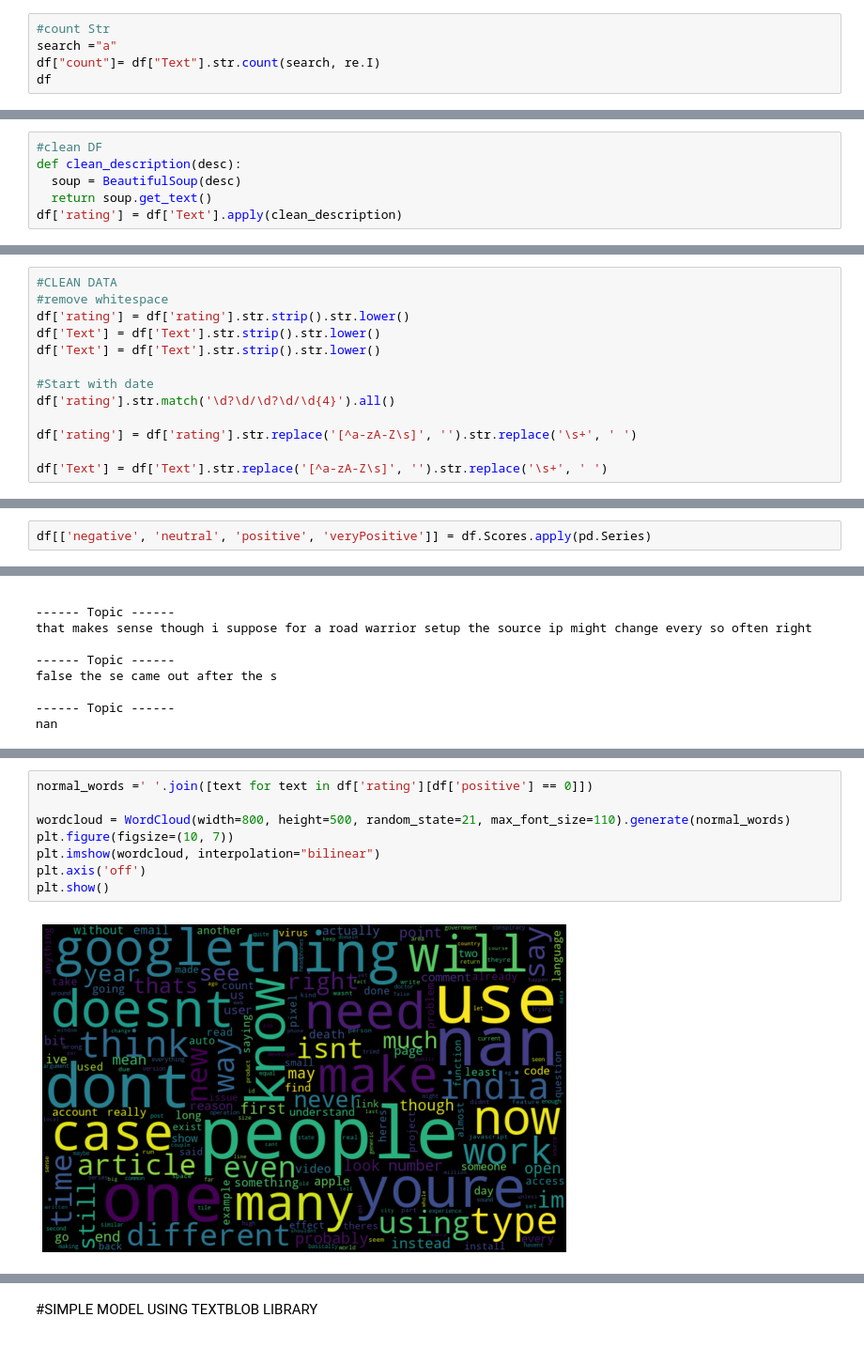
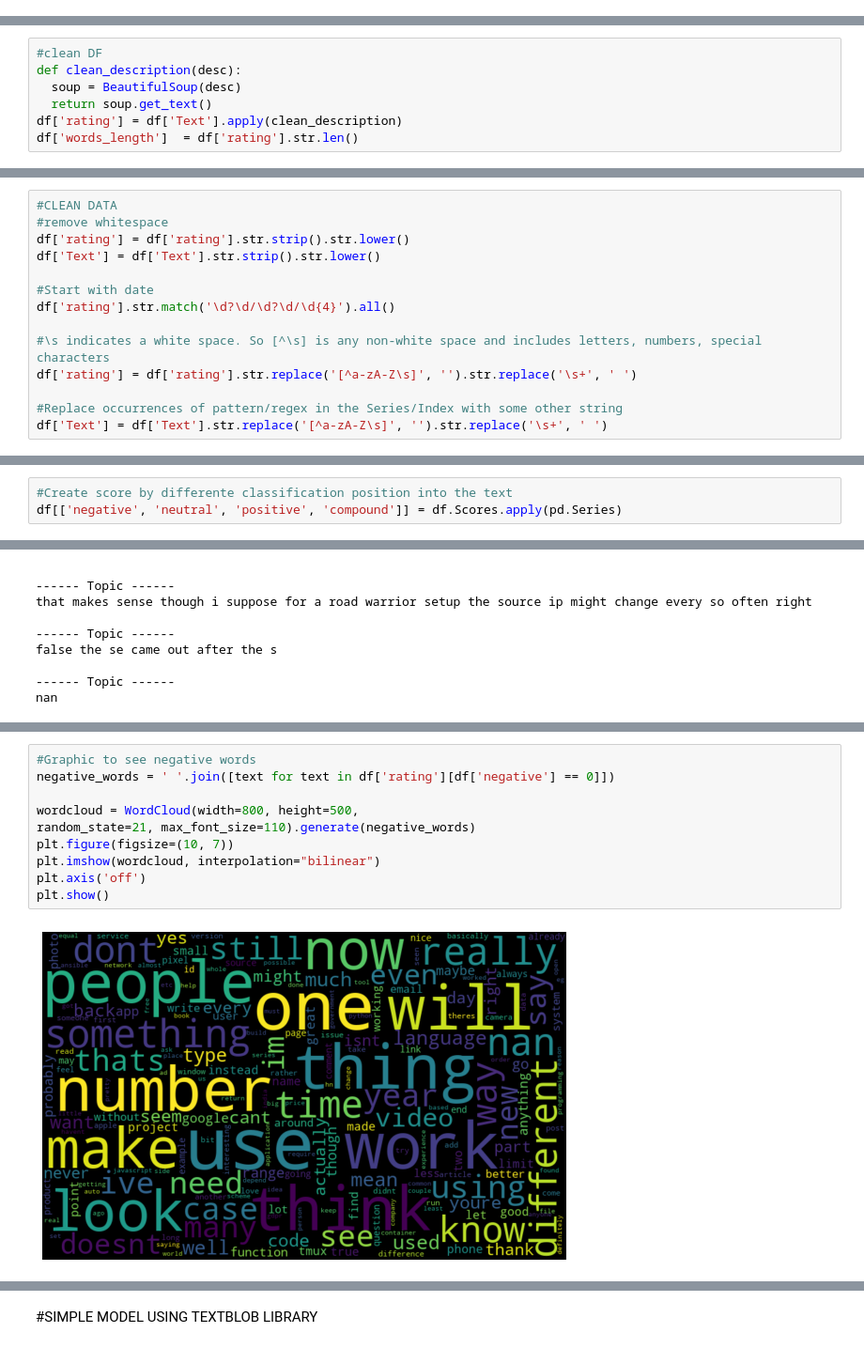
Before and after one commit to Build-Week-Saltiest-Hack-News-Trolls-2/datascience, a Jupyter notebook: Sentimental_Analysis_pre_model.ipynb, the cells around one changed output, grey strips where cells are left out. Shown: that part at 94% size. Cells and saved outputs as stored; diff of their text form.

```diff
--- a/Sentimental_Analysis_pre_model.ipynb
+++ b/Sentimental_Analysis_pre_model.ipynb
@@ -23,8 +25,3 @@ df = pd.read_csv('saltyhacker.csv')
 # %%
 #Str the data
 df['Text'] = df['Text'].astype(str)
-# %%
-#count Str
-search ="a"
-df["count"]= df["Text"].str.count(search, re.I)
-df
@@ -50,6 +33,7 @@ def clean_description(desc):
   soup = BeautifulSoup(desc)
   return soup.get_text()
 df['rating'] = df['Text'].apply(clean_description)
+df['words_length']  = df['rating'].str.len()
 # %%
 #clean HTML
 import lxml.html.clean
@@ -66,13 +49,14 @@ None
 #remove whitespace
 df['rating'] = df['rating'].str.strip().str.lower()
 df['Text'] = df['Text'].str.strip().str.lower()
-df['Text'] = df['Text'].str.strip().str.lower()
 
 #Start with date
 df['rating'].str.match('\d?\d/\d?\d/\d{4}').all()
 
+#\s indicates a white space. So [^\s] is any non-white space and includes letters, numbers, special characters
 df['rating'] = df['rating'].str.replace('[^a-zA-Z\s]', '').str.replace('\s+', ' ')
 
+#Replace occurrences of pattern/regex in the Series/Index with some other string
 df['Text'] = df['Text'].str.replace('[^a-zA-Z\s]', '').str.replace('\s+', ' ')
 # %%
 df.head()
@@ -120,7 +104,8 @@ def vaderize(sentence):
 #creared columns score with numbers
 df['Scores'] = df['rating'].apply(vaderize)
 # %%
-df[['negative', 'neutral', 'positive', 'veryPositive']] = df.Scores.apply(pd.Series)
+#Create score by differente classification position into the text
+df[['negative', 'neutral', 'positive', 'compound']] = df.Scores.apply(pd.Series)
 # %%
 for text in df.sort_values(by='neutral', ascending=False)['rating'].head(5):
     print(f"------ Topic ------")
@@ -175,10 +176,12 @@ Name: positive, Length: 300, dtype: int64
 # %%
-normal_words =' '.join([text for text in df['rating'][df['positive'] == 0]])
+#Graphic to see negative words
+negative_words = ' '.join([text for text in df['rating'][df['negative'] == 0]])
 
-wordcloud = WordCloud(width=800, height=500, random_state=21, max_font_size=110).generate(normal_words)
+wordcloud = WordCloud(width=800, height=500,
+random_state=21, max_font_size=110).generate(negative_words)
 plt.figure(figsize=(10, 7))
 plt.imshow(wordcloud, interpolation="bilinear")
 plt.axis('off')
 plt.show()
 # %% [output]
-[figure, old version]
+[figure, new version]
```
Also changed, not shown: parts of 49 cells of this notebook.
